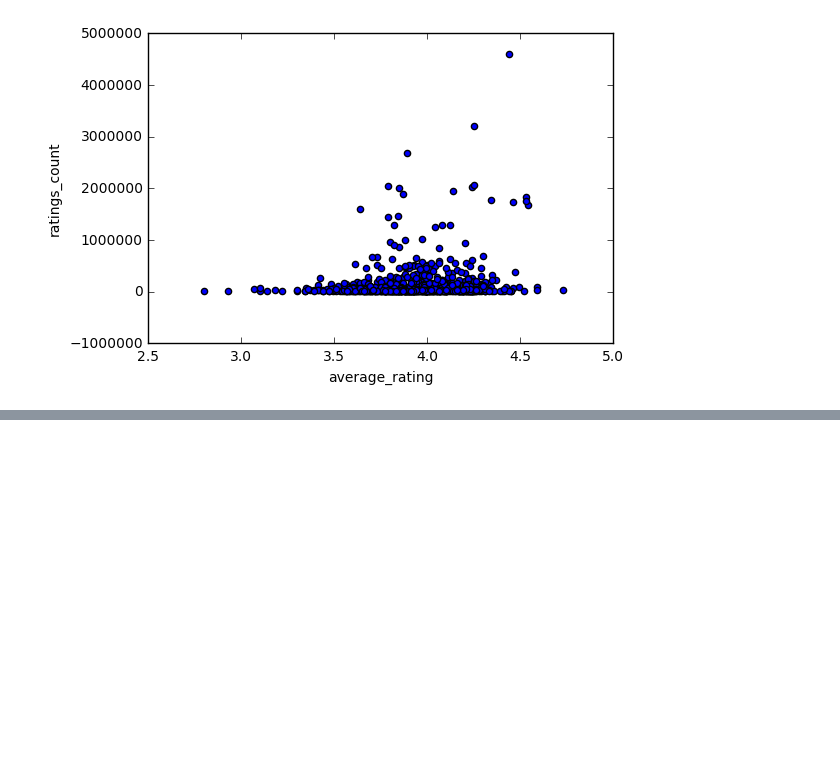
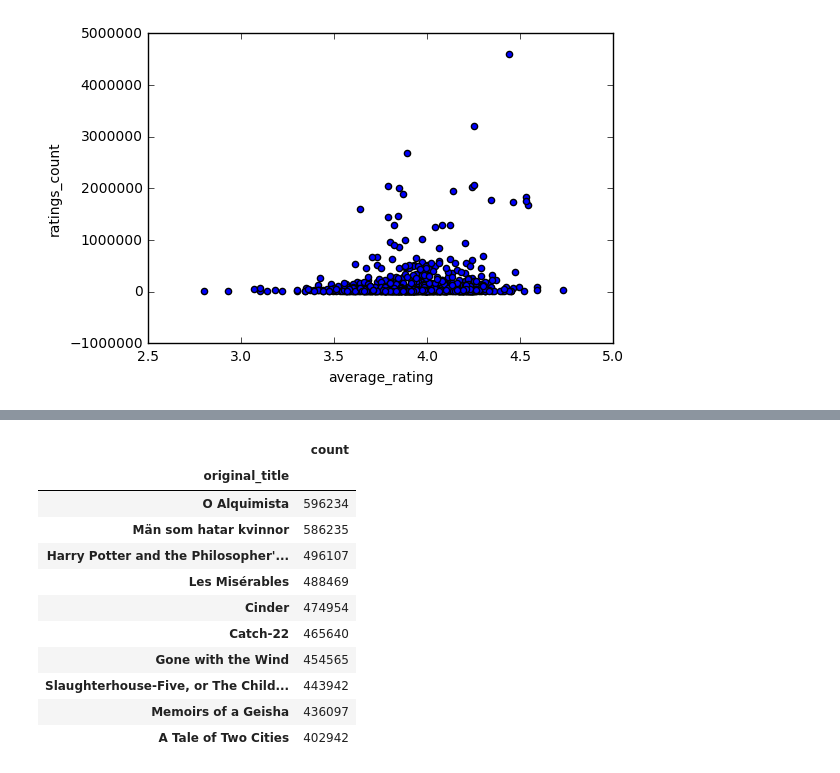
Before and after one commit to morganecf/goodreads-odsc, a Jupyter notebook: explore_goodreads.ipynb, the cells around one changed output, grey strips where cells are left out. Cells and saved outputs as stored; diff of their text form; code cells hidden in the pictures; blank space fills up the shorter version.

```diff
--- a/explore_goodreads.ipynb
+++ b/explore_goodreads.ipynb
@@ -373,0 +439,23 @@ unread_with_title.plot.scatter('average_rating', 'ratings_count')
+# %%
+# Which books do people want to read next?
+# 30574 == tag id of to-read
+
+def popular_books_with_tag(tag_id):
+    book_tags['book_id'] = book_tags.goodreads_book_id
+    df = pd.merge(books[['book_id', 'original_title']], book_tags[book_tags.tag_id == tag_id], on='book_id')
+    return df[['original_title', 'count']].groupby('original_title').sum().sort_values('count', ascending=False)
+
+popular_books_with_tag(30574).head(10)
+# %% [output]
+|  | count |
+| original_title |  |
+| O Alquimista | 596234 |
+| Män som hatar kvinnor | 586235 |
+| Harry Potter and the Philosopher'... | 496107 |
+| Les Misérables | 488469 |
+| Cinder | 474954 |
+| Catch-22 | 465640 |
+| Gone with the Wind | 454565 |
+| Slaughterhouse-Five, or The Child... | 443942 |
+| Memoirs of a Geisha | 436097 |
+| A Tale of Two Cities | 402942 |
```
Also changed, not shown: parts of 14 cells of this notebook.
